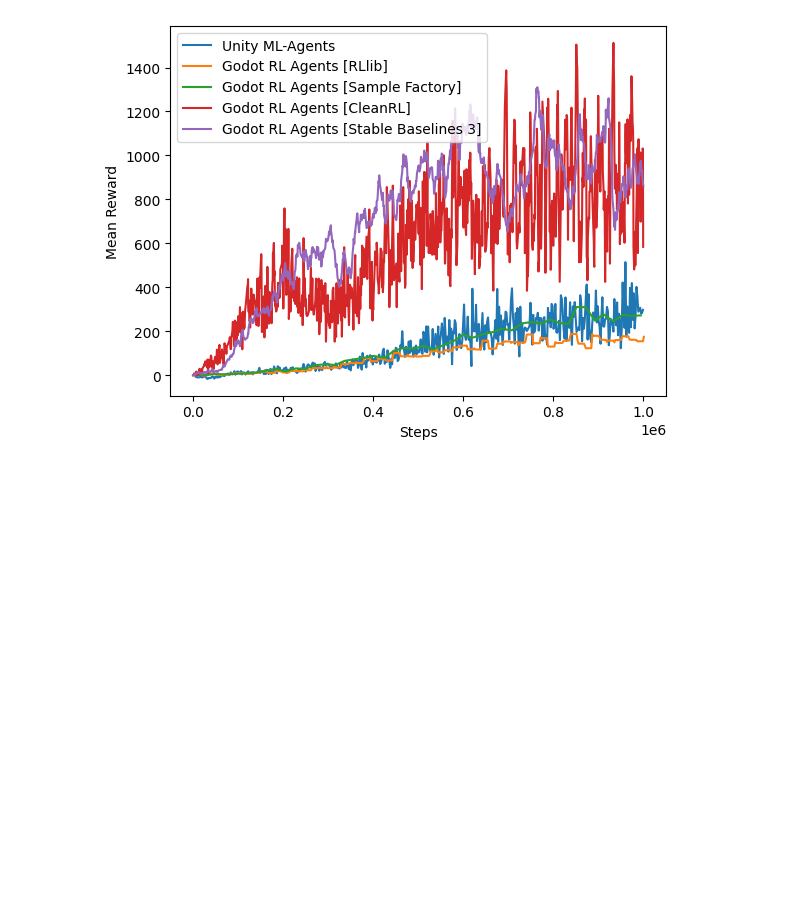
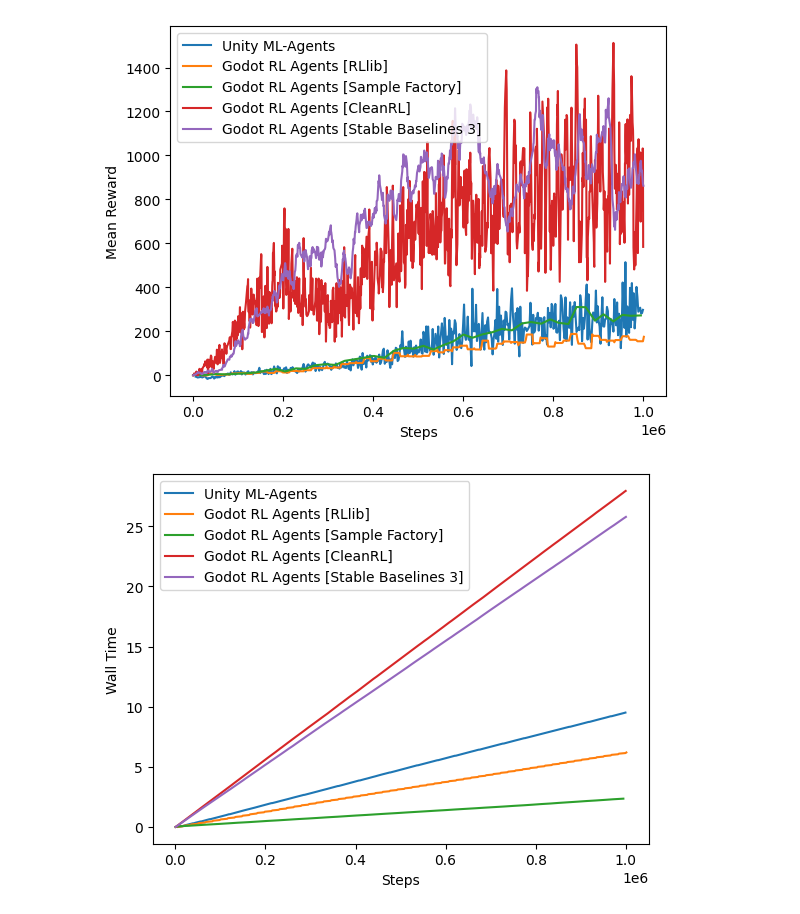
Before and after one commit to visuallization/rl_master_thesis_evaluation, a Jupyter notebook: main.ipynb, the cells around one changed output. Cells and saved outputs as stored; diff of their text form; code cells hidden in the pictures; blank space fills up the shorter version.

Commit message:
feat(plotting): plot the time each algorithm needs

```diff
--- a/main.ipynb
+++ b/main.ipynb
@@ -65,3 +65,21 @@ plt.legend(loc="upper left")
 plt.show()
 # %% [output]
 [figure]
+# %%
+unity_walltime = unity_ml_agents["Wall time"] - unity_ml_agents["Wall time"][0]
+godot_rllib_walltime = godot_rllib["Wall time"] - godot_rllib["Wall time"][0]
+godot_sf_walltime = godot_sf["Wall time"] - godot_sf["Wall time"][0]
+godot_crl_walltime = godot_crl["Wall time"] - godot_crl["Wall time"][0]
+godot_sb3_walltime = godot_sb3["Wall time"] - godot_sb3["Wall time"][0]
+
+plt.plot(unity_ml_agents.Step, unity_walltime / 60, label="Unity ML-Agents")
+plt.plot(godot_rllib.Step, godot_rllib_walltime / 60, label="Godot RL Agents [RLlib]")
+plt.plot(godot_sf.Step, godot_sf_walltime / 60, label="Godot RL Agents [Sample Factory]")
+plt.plot(godot_crl.Step, godot_crl_walltime / 60, label="Godot RL Agents [CleanRL]")
+plt.plot(godot_sb3.Step, godot_sb3_walltime / 60, label="Godot RL Agents [Stable Baselines 3]")
+plt.xlabel("Steps")
+plt.ylabel("Wall Time (in minutes)")
+plt.legend(loc="upper left")
+plt.show()
+# %% [output]
+[figure, added]
```
